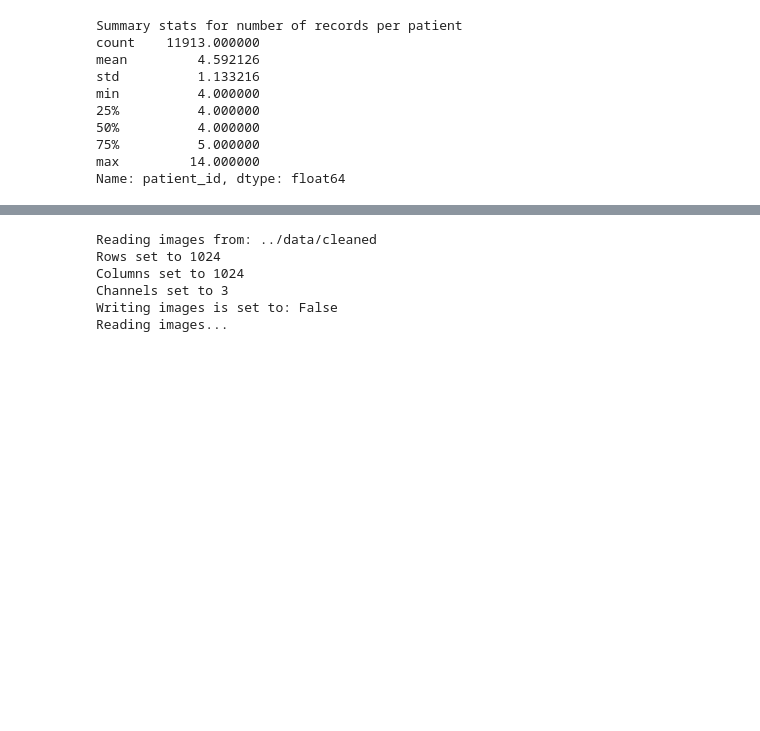
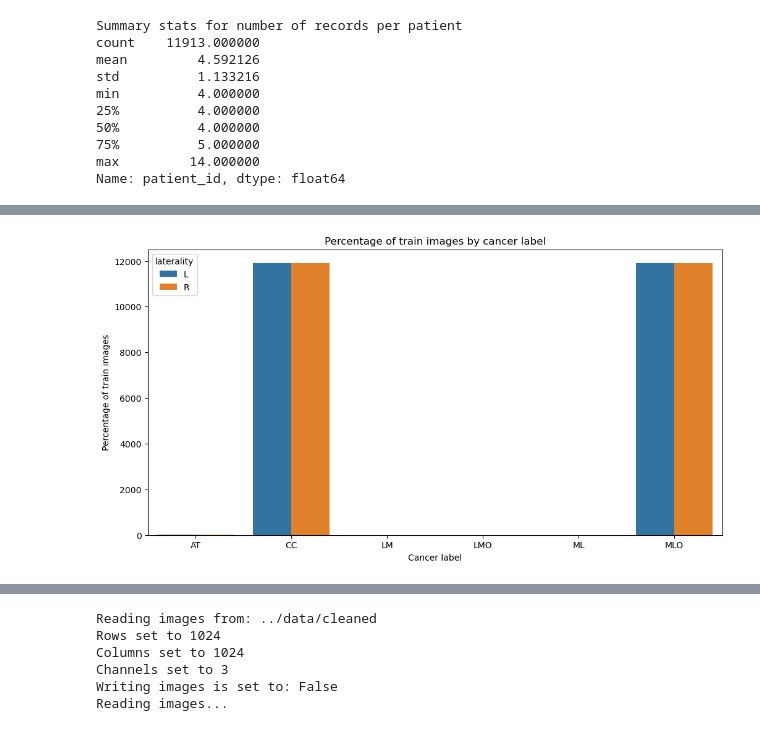
Before and after one commit to edward-sims/breast-cancer-detection, a Jupyter notebook: notebooks/0_eda.ipynb, the cells around one changed output, grey strips where cells are left out. Drawn from its saved outputs; the diff is of its cells as text; code cells hidden in the pictures; blank space fills up the shorter version.

```diff
--- a/notebooks/0_eda.ipynb
+++ b/notebooks/0_eda.ipynb
@@ -148,3 +288,18 @@ Name: patient_id, dtype: float64
+# %%
+# Percentage of train images by cancer label
+ax = sns.barplot(
+    data=pd.DataFrame(metadata_train.groupby(["view", "laterality"])["patient_id"].nunique()).reset_index(),
+    x="view",
+    y="patient_id",
+    hue="laterality"
+)
+
+plt.title("Percentage of train images by cancer label")
+plt.xlabel("Cancer label")
+plt.ylabel("Percentage of train images")
+plt.show()
+# %% [output]
+[figure, added]
 # %%
 metadata_train
 # %% [output]
```
Also changed, not shown: parts of 26 cells of this notebook.
